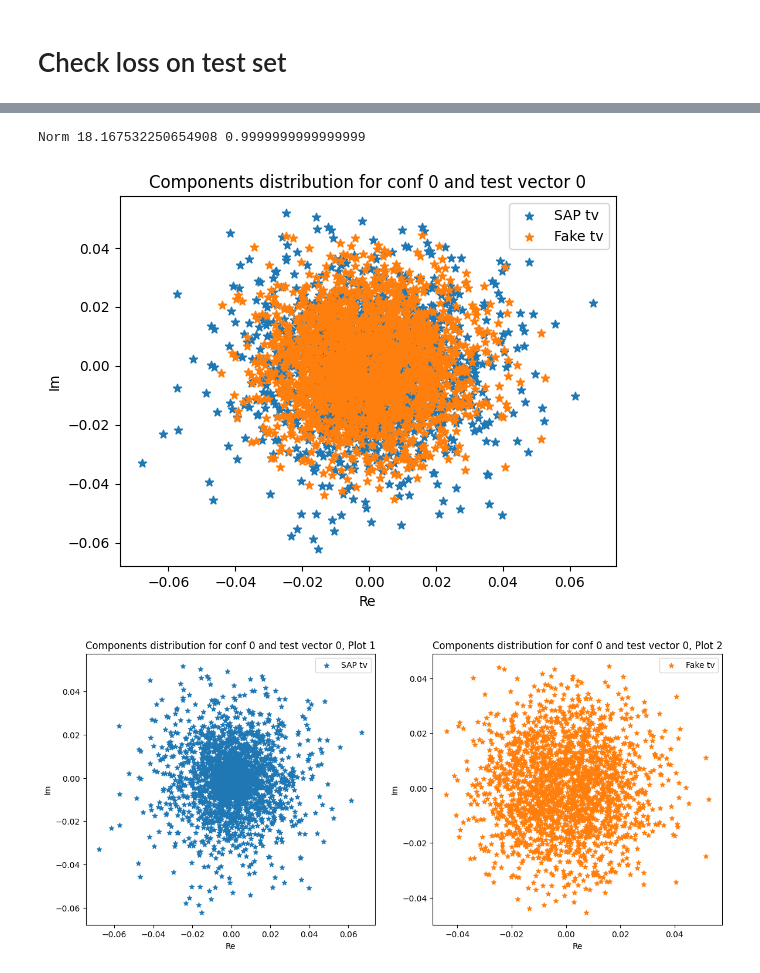
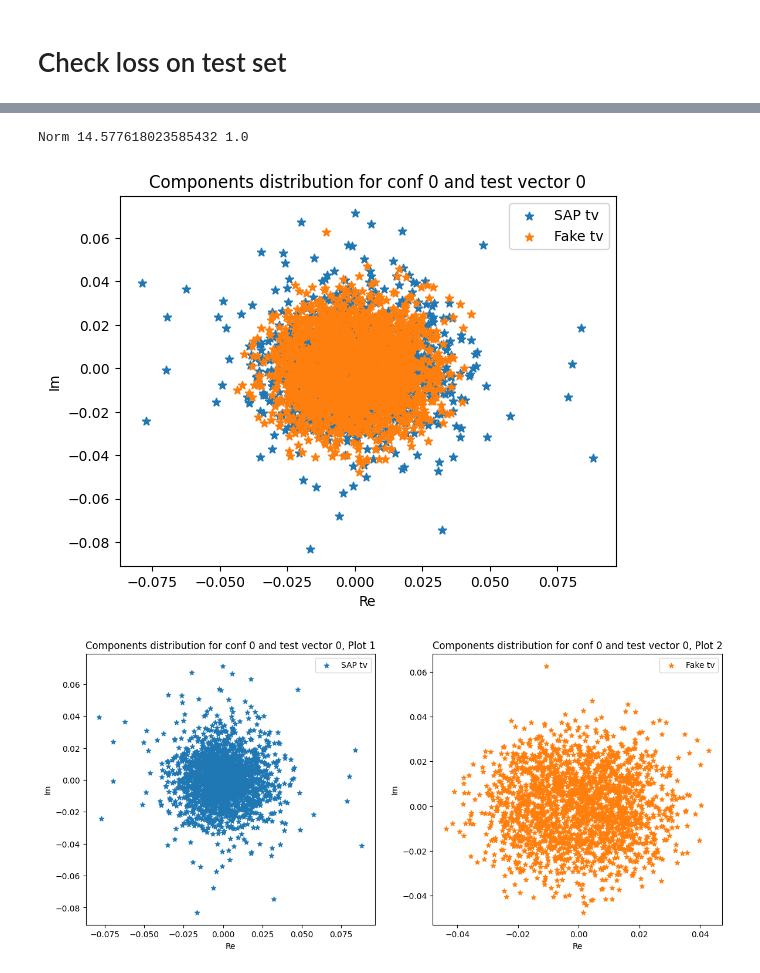
Before and after one commit to JFNCastellanos/TVML, a Jupyter notebook: I_PPdag.ipynb, the cells around one changed output, grey strips where cells are left out. Saved outputs shown, nothing was run; the diff lists cells and outputs as text; code cells hidden in the pictures.

```diff
--- a/I_PPdag.ipynb
+++ b/I_PPdag.ipynb
@@ -53,7 +55,7 @@ train_set, test_set = torch.utils.data.random_split(
 
 workers    = 2
 # Batch size
-batch_size = 100
+batch_size = 5
 
 #train dataloader
 train_loader = torch.utils.data.DataLoader(
@@ -140,7 +142,7 @@ import time
 
 start = time.time()
 
-epochs = 5
+epochs = 100
 losses = []
 for t in range(epochs):
     print(f"Epoch {t+1}\n-------------------------------")
@@ -218,6 +220,7 @@ norm = np.linalg.norm(batch[1][conf][tv].reshape(2*var.NX*var.NT))
 norm_pred = np.linalg.norm(pred_complex_normalized[conf,tv].reshape(2*var.NX*var.NT))
 print("Norm",norm,norm_pred)
 
+fig = plt.figure(dpi=100)
 plt.title("Components distribution for conf {0} and test vector {1}".format(conf,tv))
 
 plt.scatter(np.real(batch[1][conf][tv].reshape(2*var.NX*var.NT))/norm,
@@ -230,37 +233,37 @@ plt.scatter(np.real(pred_complex_normalized[conf,tv].reshape(2*var.NX*var.NT))/n
             label="Fake tv")
 
 plt.xlabel("Re")
 plt.ylabel("Im")
 plt.legend()
 plt.show()
-#fig.savefig("scatter_test_set.png")
+#fig.savefig("scatter_test_set_overfit.png")
 
 fig, axs = plt.subplots(1, 2, figsize=(14, 6))
 # Plot 1
 axs[0].scatter(np.real(batch[1][conf][tv].reshape(2*var.NX*var.NT))/norm,
                np.imag(batch[1][conf][tv].reshape(2*var.NX*var.NT))/norm,
                marker="*",
                label="SAP tv")
 axs[0].set_title(f"Components distribution for conf {conf} and test vector {tv}, Plot 1")
 axs[0].set_xlabel("Re")
 axs[0].set_ylabel("Im")
 axs[0].legend()
 
 axs[1].scatter(np.real(pred_complex_normalized[conf,tv].reshape(2*var.NX*var.NT))/norm_pred,
                np.imag(pred_complex_normalized[conf,tv].reshape(2*var.NX*var.NT))/norm_pred,
                marker="*",
                color="tab:orange",
                label="Fake tv")
 axs[1].set_title(f"Components distribution for conf {conf} and test vector {tv}, Plot 2")
 axs[1].set_xlabel("Re")
 axs[1].set_ylabel("Im")
 axs[1].legend()
 
 plt.show()
 # %% [output]
-Norm 18.167532250654908 0.9999999999999999
+Norm 14.577618023585432 1.0
-[figure, old version]
+[figure, new version]
-[figure, old version]
+[figure, new version]
 # %%
 with torch.no_grad():
     batch = next(iter(train_loader))
```
Also changed, not shown: parts of 6 cells of this notebook, 3 other files.
